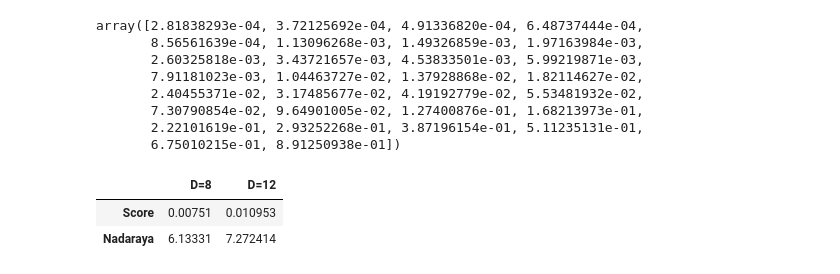
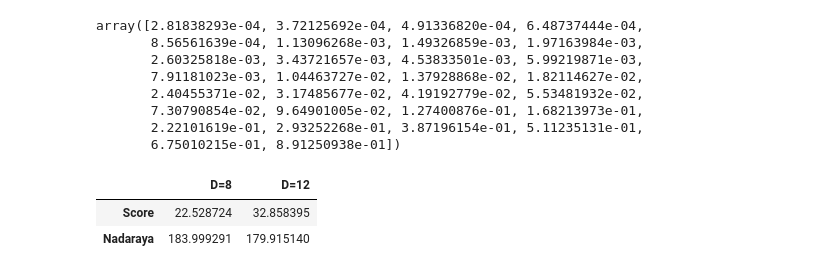
Before and after one commit to marcostapiac/FractionalBrownianMotion, a Jupyter notebook: experiments/generative_modelling/RecursiveVPSDE/ParamEst/DDimsNS_logging.ipynb, the cells around one changed output. Cells and saved outputs as stored; diff of their text form; code cells hidden in the pictures.

```diff
--- a/experiments/generative_modelling/RecursiveVPSDE/ParamEst/DDimsNS_logging.ipynb
+++ b/experiments/generative_modelling/RecursiveVPSDE/ParamEst/DDimsNS_logging.ipynb
@@ -24,11 +24,11 @@ score8, score12 = wallclock_and_system_metrics(config8().resource_logging_path,
 dims = [8, 12]
 # %%
 import pandas as pd
-pd.DataFrame.from_dict({"Score":[score8["wall_clock_per_unit_h"], score12["wall_clock_per_unit_h"]],"Nadaraya":[nad8["wall_clock_per_unit_h"], nad12["wall_clock_per_unit_h"]]}, orient="index", columns=["D=8", "D=12"])
+pd.DataFrame.from_dict({"Score":3000*np.array([score8["wall_clock_per_unit_h"], score12["wall_clock_per_unit_h"]]),"Nadaraya": 30*np.array([nad8["wall_clock_per_unit_h"], nad12["wall_clock_per_unit_h"]])}, orient="index", columns=["D=8", "D=12"])
 # %% [output]
 |  | D=8 | D=12 |
-| Score | 0.00751 | 0.010953 |
-| Nadaraya | 6.13331 | 7.272414 |
+| Score | 22.528724 | 32.858395 |
+| Nadaraya | 183.999291 | 179.915140 |
 # %%
 import pandas as pd
 pd.DataFrame.from_dict({"Score":[score8["gpu_mem_avg_gib"]+score8["ram_avg_gib"], score12["gpu_mem_avg_gib"]+score12["ram_avg_gib"]],"Nadaraya":[nad8["ram_avg_gib"], nad12["ram_avg_gib"]]}, orient="index", columns=["D=8", "D=12"])
```
Also changed, not shown: parts of 1 cell of this notebook, 1 other file.
